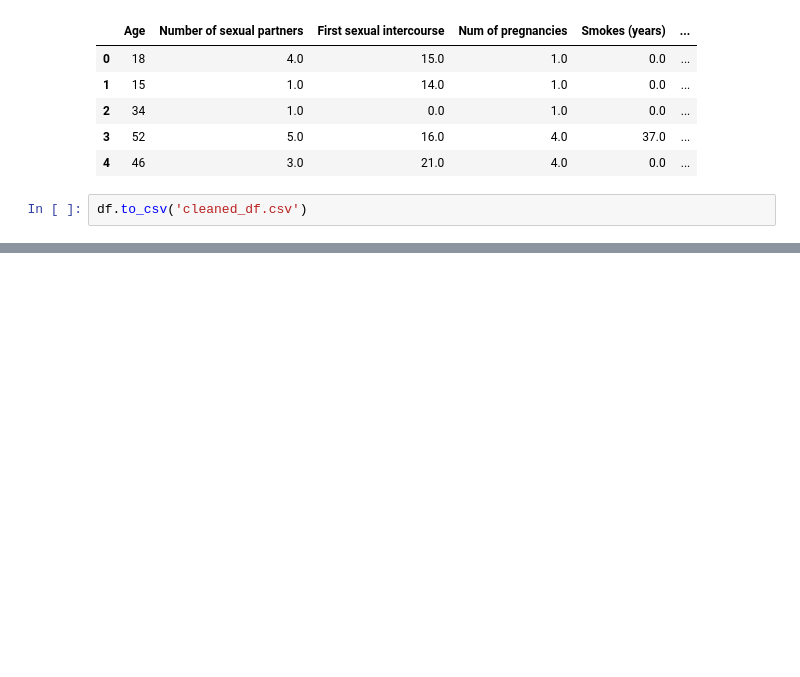
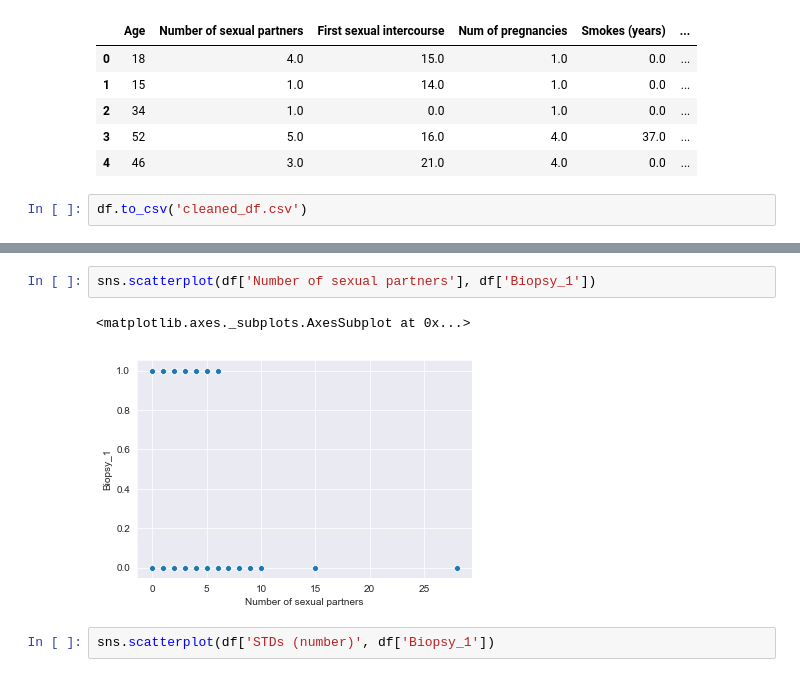
Before and after one commit to AustinKrause/cervical-cancer-classification, a Jupyter notebook: data_cleaning_and_eda.ipynb, the cells around one changed output, grey strips where cells are left out. Drawn from its saved outputs; the diff is of its cells as text; blank space fills up the shorter version.

```diff
--- a/data_cleaning_and_eda.ipynb
+++ b/data_cleaning_and_eda.ipynb
@@ -318,0 +324,7 @@ df.corr()
+# %%
+sns.scatterplot(df['Number of sexual partners'], df['Biopsy_1'])
+# %% [output]
+<matplotlib.axes._subplots.AxesSubplot at 0x...>
+[figure, added]
+# %%
+sns.scatterplot(df['STDs (number)', df['Biopsy_1'])
```
Also changed, not shown: parts of 1 cell of this notebook, 1 other file.
